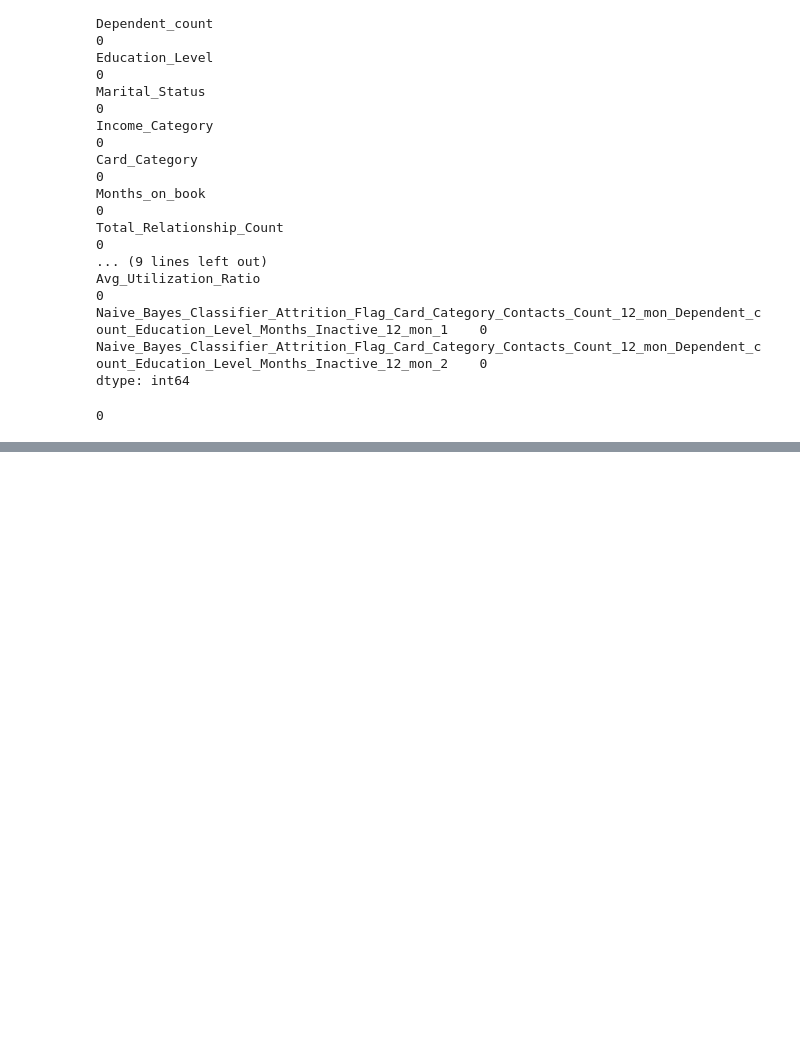
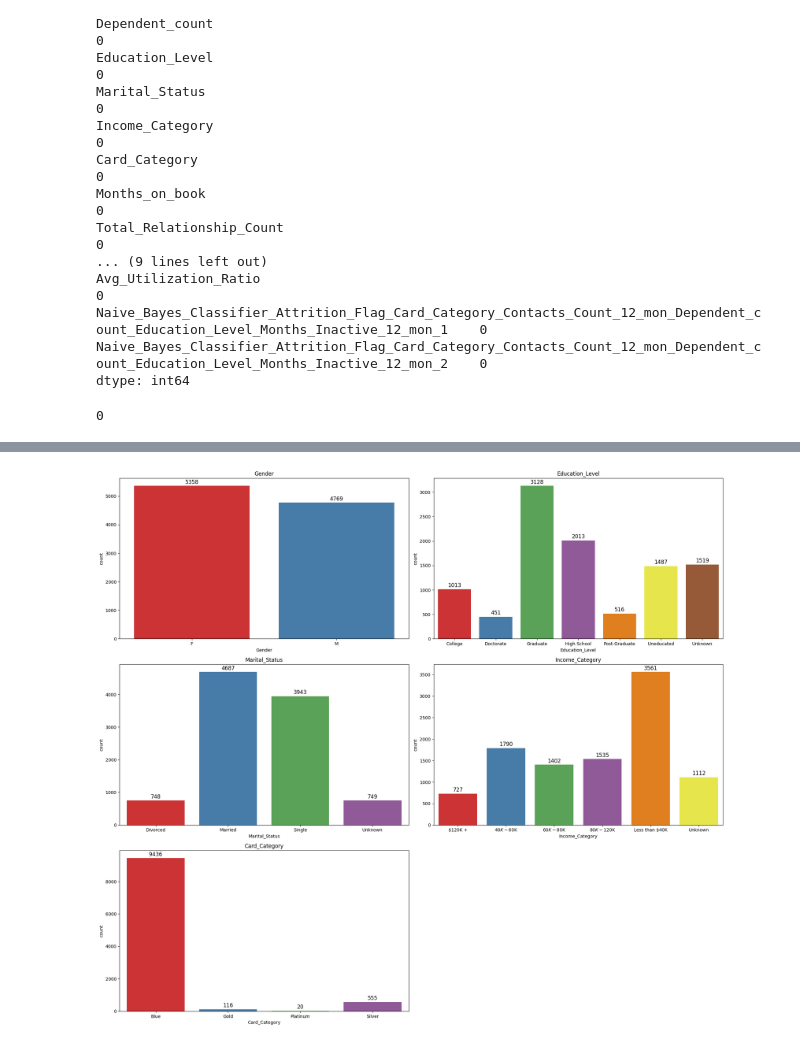
Before and after one commit to AlenaMochalina/Credit-card-attrition-analysis-in-Python, a Jupyter notebook: Credit_card_analysis.ipynb, the cells around one changed output, grey strips where cells are left out. Drawn from its saved outputs; the diff is of its cells as text; code cells hidden in the pictures; blank space fills up the shorter version.

```diff
--- a/Credit_card_analysis.ipynb
+++ b/Credit_card_analysis.ipynb
@@ -144,0 +302,14 @@ data.describe()
+# %%
+label_encoders = {
+    "Gender": label_gender,
+    "Education_Level": label_education,
+    "Marital_Status": label_marital,
+    "Income_Category": label_income,
+    "Card_Category": label_card
+}
+
+# Print mappings in a more readable format
+for column, encoder in label_encoders.items():
+    print(f"\n{column} Mapping:")
+    for index, class_name in enumerate(encoder.classes_):
+        print(f"  {index}: {class_name}")
@@ -144,0 +334,34 @@ data.describe()
+# %%
+plt.figure(figsize=(20, 35))
+
+# List of features to plot
+features = [ "Gender", "Education_Level", "Marital_Status", "Income_Category", "Card_Category"]
+
+# Loop through each feature and create a count plot
+for i, feature in enumerate(features, 1):
+    plt.subplot(6, 2, i)
+    plt.gca().set_title(f"{feature}")
+
+    # Get the label encoding dictionary for the current feature
+    if feature in label_encoders:
+        label_mapping = dict(enumerate(label_encoders[feature].classes_))
+        # Replace the numerical values with the label encoder classes for the x-axis ticks
+        ax = sns.countplot(x=feature, hue=feature, data=data, palette='Set1', legend=False)
+
+        # Get the x-tick locations and set the fixed ticks
+        ax.set_xticks(range(len(label_mapping)))
+        ax.xaxis.set_major_locator(FixedLocator(ax.get_xticks()))
+
+        # Set tick labels using the label mapping
+        ax.set_xticklabels([label_mapping.get(i) for i in range(len(label_mapping))])
+
+    # Annotating the count on each bar with rounding to 0 decimal places
+    for p in ax.patches:
+        ax.annotate(f'{p.get_height():.0f}', (p.get_x() + p.get_width() / 2., p.get_height()),
+                    ha='center', va='baseline', fontsize=12, color='black', xytext=(0, 5), textcoords='offset points')
+
+# Display the plots
+plt.tight_layout()
+plt.show()
+# %% [output]
+[figure, added]
```
Also changed, not shown: parts of 24 cells of this notebook.
